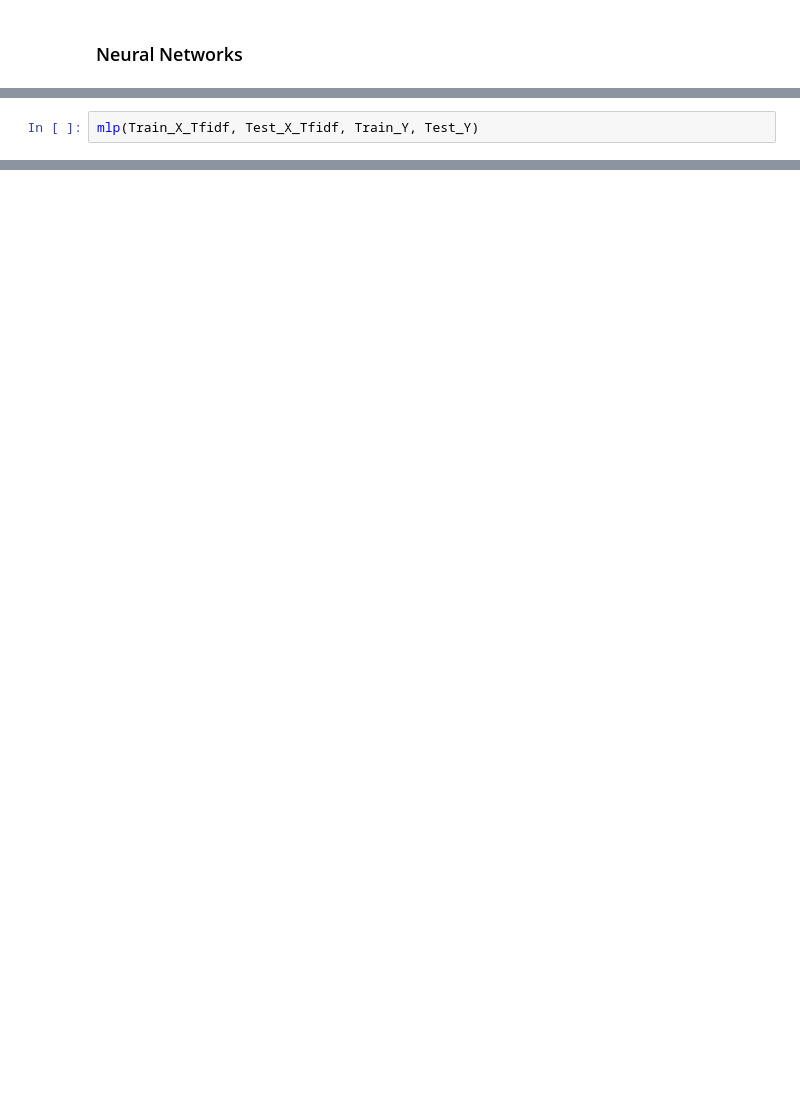
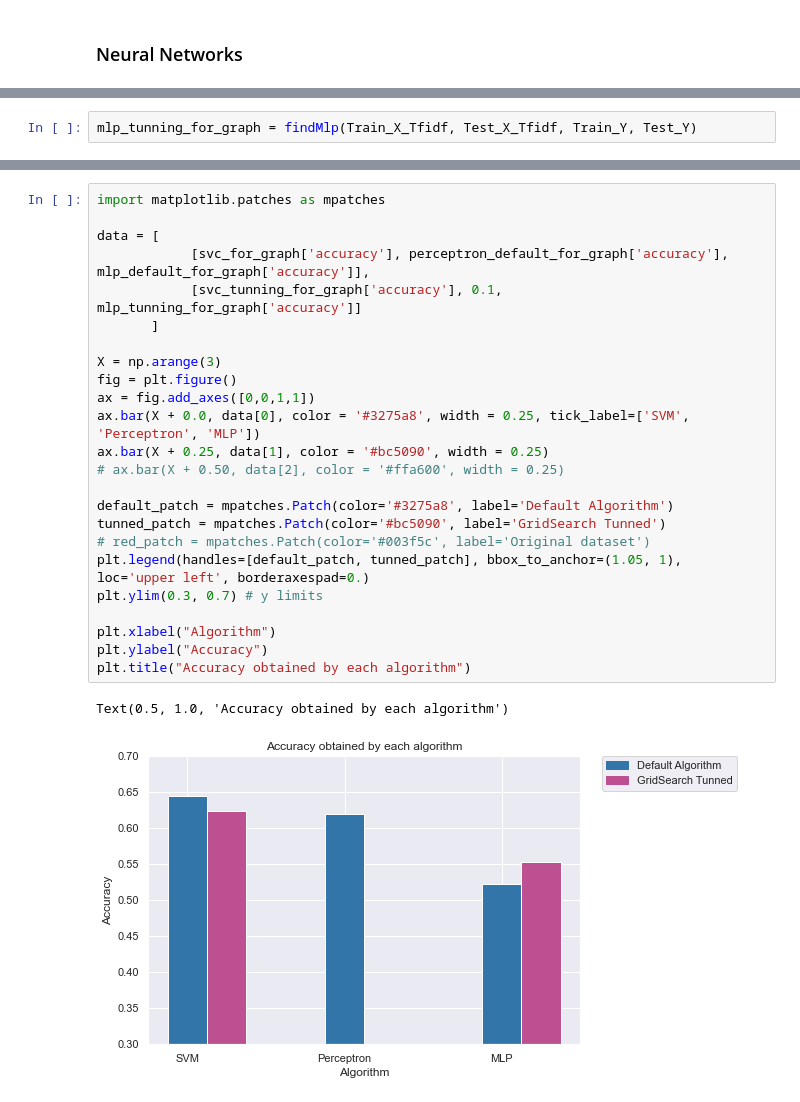
Before and after one commit to joaoDossena/MIEIC-IART, a Jupyter notebook: proj2 - Irony Detection/src/notebooks/Delivery.ipynb, the cells around one changed output, grey strips where cells are left out. Cells and saved outputs as stored; diff of their text form; blank space fills up the shorter version.

```diff
--- a/proj2 - Irony Detection/src/notebooks/Delivery.ipynb
+++ b/proj2 - Irony Detection/src/notebooks/Delivery.ipynb
@@ -441,3 +498,3 @@ def findMlp(X_train, X_test, y_train, y_test):
 # %%
-mlp(Train_X_Tfidf, Test_X_Tfidf, Train_Y, Test_Y)
+mlp_tunning_for_graph = findMlp(Train_X_Tfidf, Test_X_Tfidf, Train_Y, Test_Y)
 # %% [output]
@@ -450,0 +518,27 @@ F1:  0.4847560975609756
+# %%
+import matplotlib.patches as mpatches
+
+data = [
+            [svc_for_graph['accuracy'], perceptron_default_for_graph['accuracy'], mlp_default_for_graph['accuracy']],
+            [svc_tunning_for_graph['accuracy'], 0.1, mlp_tunning_for_graph['accuracy']]
+       ]
+
+X = np.arange(3)
+fig = plt.figure()
+ax = fig.add_axes([0,0,1,1])
+ax.bar(X + 0.0, data[0], color = '#3275a8', width = 0.25, tick_label=['SVM', 'Perceptron', 'MLP'])
+ax.bar(X + 0.25, data[1], color = '#bc5090', width = 0.25)
+# ax.bar(X + 0.50, data[2], color = '#ffa600', width = 0.25)
+
+default_patch = mpatches.Patch(color='#3275a8', label='Default Algorithm')
+tunned_patch = mpatches.Patch(color='#bc5090', label='GridSearch Tunned')
+# red_patch = mpatches.Patch(color='#003f5c', label='Original dataset')
+plt.legend(handles=[default_patch, tunned_patch], bbox_to_anchor=(1.05, 1), loc='upper left', borderaxespad=0.)
+plt.ylim(0.3, 0.7) # y limits
+
+plt.xlabel("Algorithm")
+plt.ylabel("Accuracy")
+plt.title("Accuracy obtained by each algorithm")
+# %% [output]
+Text(0.5, 1.0, 'Accuracy obtained by each algorithm')
+[figure, added]
```
Also changed, not shown: parts of 13 cells of this notebook.
